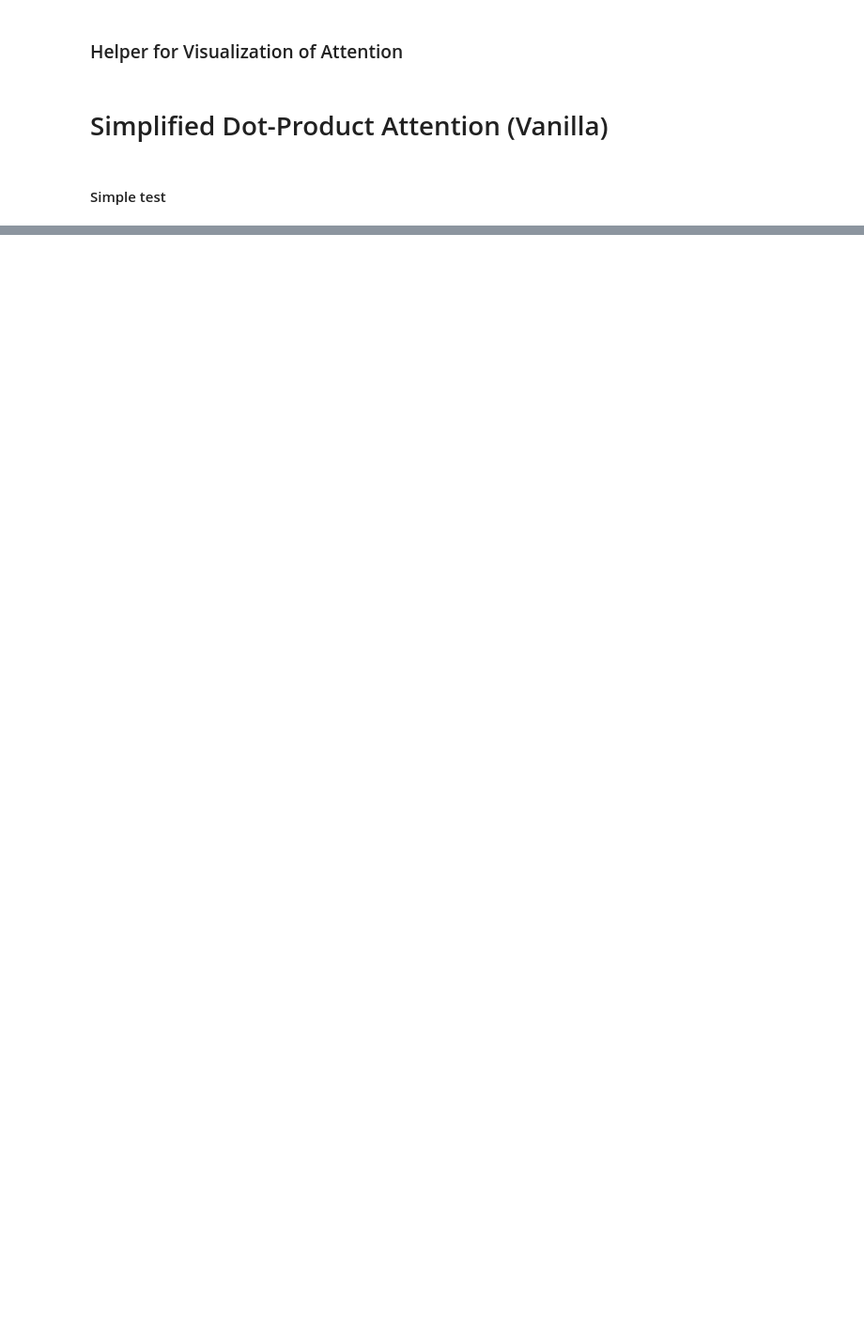
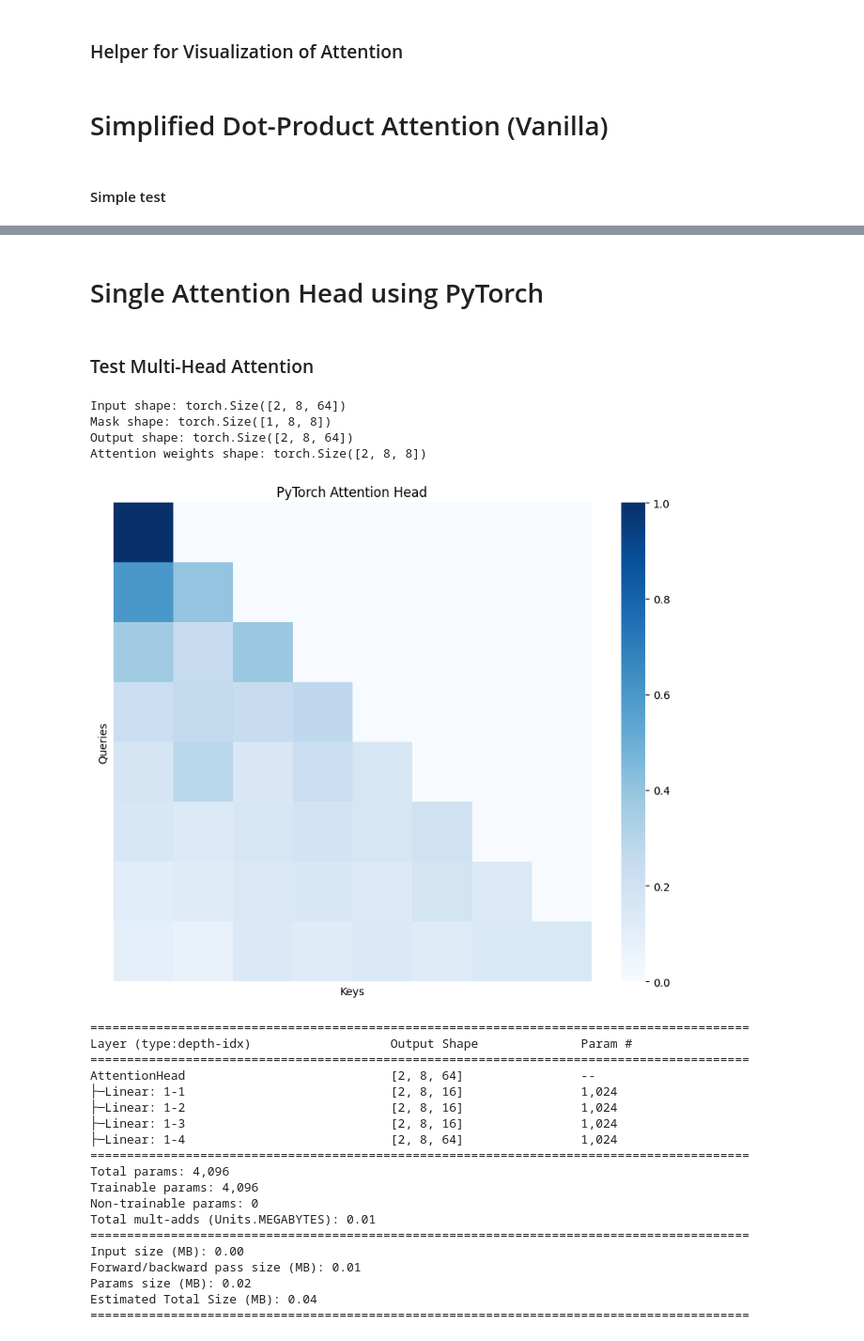
Before and after one commit to bltzr75/Practices_with_Speech_and_Language_Processing_Jurafsky_and_Martin, a Jupyter notebook: 9/Chapter_9.ipynb, the cells around one changed output, grey strips where cells are left out. Shown at 94% size. Cells and saved outputs as stored; diff of their text form; code cells hidden in the pictures; blank space fills up the shorter version.

```diff
--- a/9/Chapter_9.ipynb
+++ b/9/Chapter_9.ipynb
@@ -158,0 +327,2 @@ Output shape: (8, 4)
+# %% [markdown]
+# Single Attention Head using PyTorch
@@ -158,0 +382,50 @@ Output shape: (8, 4)
+# %% [markdown]
+### Test Multi-Head Attention
+# %%
+# Test PyTorch attention head
+d_model, d_head = 64, 16
+attention_head = AttentionHead(d_model, d_head)
+
+# Create sample input
+batch_size, seq_len = 2, 8
+x = torch.randn(batch_size, seq_len, d_model)
+
+# Create causal mask
+mask = torch.tril(torch.ones(seq_len, seq_len)).unsqueeze(0)
+print(f"Input shape: {x.shape}")
+print(f"Mask shape: {mask.shape}")
+
+output, attn_weights = attention_head(x, mask)
+print(f"Output shape: {output.shape}")
+print(f"Attention weights shape: {attn_weights.shape}")
+
+# Visualize attention for first batch
+visualize_attention(attn_weights[0].detach().numpy(), title="PyTorch Attention Head")
+
+# Model summary
+summary(attention_head, input_data=[x, mask], verbose=0)
+# %% [output]
+Input shape: torch.Size([2, 8, 64])
+Mask shape: torch.Size([1, 8, 8])
+Output shape: torch.Size([2, 8, 64])
+Attention weights shape: torch.Size([2, 8, 8])
+[figure, added]
+==========================================================================================
+Layer (type:depth-idx)                   Output Shape              Param #
+==========================================================================================
+AttentionHead                            [2, 8, 64]                --
+├─Linear: 1-1                            [2, 8, 16]                1,024
+├─Linear: 1-2                            [2, 8, 16]                1,024
+├─Linear: 1-3                            [2, 8, 16]                1,024
+├─Linear: 1-4                            [2, 8, 64]                1,024
+==========================================================================================
+Total params: 4,096
+Trainable params: 4,096
+Non-trainable params: 0
+Total mult-adds (Units.MEGABYTES): 0.01
+==========================================================================================
+Input size (MB): 0.00
+Forward/backward pass size (MB): 0.01
+Params size (MB): 0.02
+Estimated Total Size (MB): 0.04
+==========================================================================================
```
Also changed, not shown: parts of 18 cells of this notebook, 2 other files.
